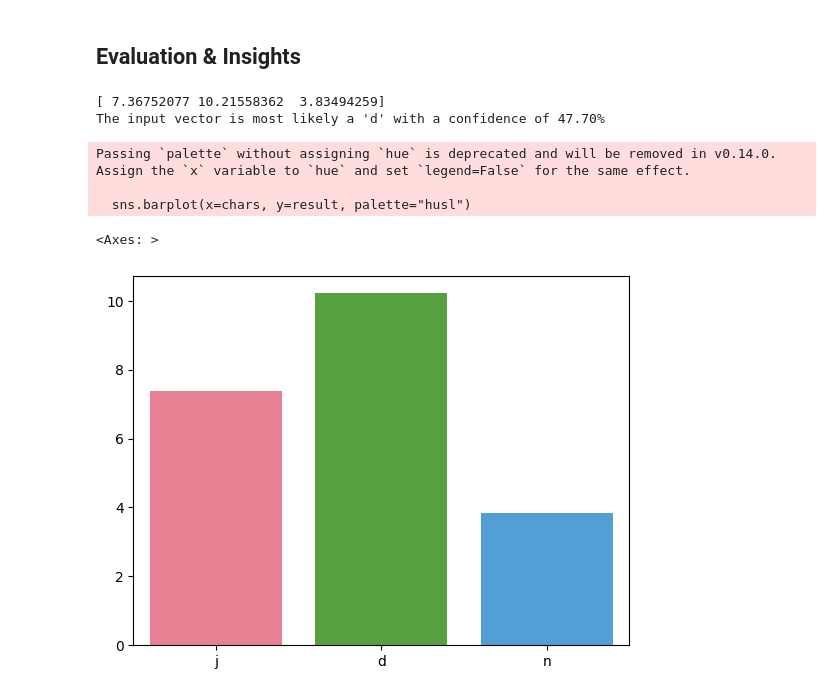
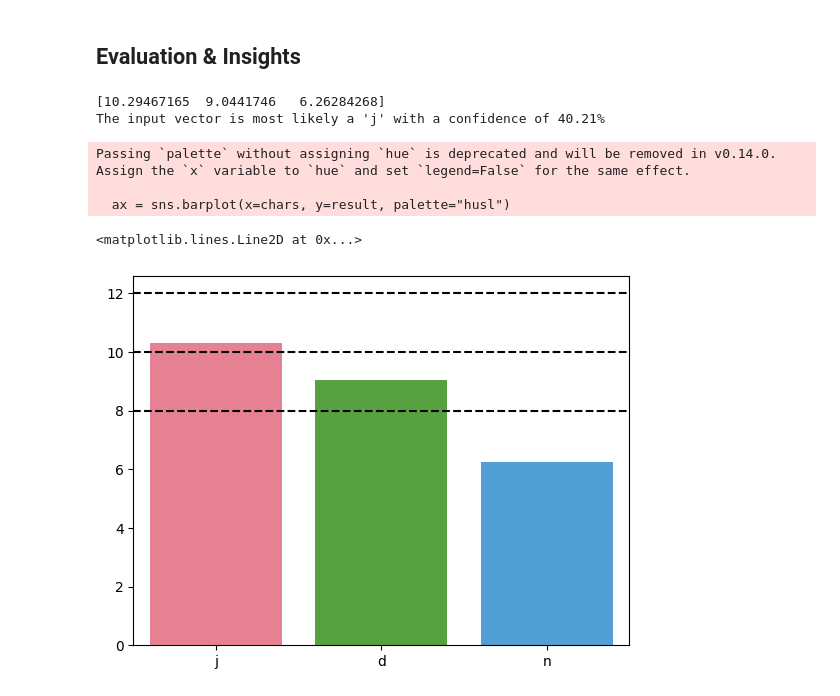
Before and after one commit to Jaden505/UNI-assignments, a Jupyter notebook: SkillsForAI/optical_character_recognition.ipynb, the cells around one changed output. Cells and saved outputs as stored; diff of their text form; code cells hidden in the pictures.

```diff
--- a/SkillsForAI/optical_character_recognition.ipynb
+++ b/SkillsForAI/optical_character_recognition.ipynb
@@ -45,14 +46,18 @@ def make_noisy(character, noise_level=0.2, max_value=1) -> list[int]:
 
     assert len(noisy_character) == 25
     return noisy_character
+
+def make_dropout(vector, drop_prob=0.1):
+    return [v if random.random() > drop_prob else 0 for v in vector]
 # %%
 noise_level = 0.4
 blur_level = 0.4
+drop_prob = 0.2
 chars = ['j', 'd', 'n']
 
-j_perfect = [1.5,1.5,1.5,1.5,1.5,-0.5,-0.5,-0.5,-0.5,1.5,-0.5,-0.5,-0.5,-0.5,1.5,1.5,-0.5,-0.5,-0.5,1.5,-0.5,1.5,1.5,1.5,1.5]
-d_perfect = [1.5,1.5,1.5,1.5,-0.5,1.5,-0.5,-0.5,-0.5,1.5,1.5,-0.5,-0.5,-0.5,1.5,1.5,-0.5,-0.5,-0.5,1.5,1.5,1.5,1.5,1.5,-0.5]
-n_perfect = [1.5,-0.5,-0.5,-0.5,1.5,1.5,1.5,-0.5,-0.5,1.5,1.5,-0.5,1.5,-0.5,1.5,1.5,-0.5,-0.5,1.5,1.5,1.5,-0.5,-0.5,-0.5,1.5]
+j_perfect = [1,1,1,1,1,-0.1,-0.1,-0.1,-0.1,1,-0.1,-0.1,-0.1,-0.1,1,1,-0.1,-0.1,-0.1,1,-0.1,1,1,1,1]
+d_perfect = [1,1,1,1,-0.1,1,-0.1,-0.1,-0.1,1,1,-0.1,-0.1,-0.1,1,1,-0.1,-0.1,-0.1,1,1,1,1,1,-0.1]
+n_perfect = [1,-0.1,-0.1,-0.1,1,1,1,-0.1,-0.1,1,1,-0.1,1,-0.1,1,1,-0.1,-0.1,1,1,1,-0.1,-0.1,-0.1,1]
 
 assert len(j_perfect) == 25
 assert len(d_perfect) == 25
@@ -62,10 +67,10 @@ char_vectors = pd.DataFrame(columns=['character', 'type', 'vector'])
 
 for c in chars:
     char_vectors.loc[len(char_vectors)] = [c, f'{c}perfect', eval(f"{c}_perfect")]
-    blurred = make_blurred(eval(f"{c}_perfect"), blur_level=blur_level, min_value=-0.5)
+    blurred = make_blurred(eval(f"{c}_perfect"), blur_level=blur_level, min_value=-0.1)
     char_vectors.loc[len(char_vectors)] = [c, f'{c}blurred', blurred]
-    char_vectors.loc[len(char_vectors)] = [c, f'{c}noisy', make_noisy(eval(f"{c}_perfect"), noise_level=noise_level, max_value=1.5)]
-    char_vectors.loc[len(char_vectors)] = [c, f'{c}distorted', make_noisy(blurred, noise_level=noise_level, max_value=1.5)]
+    char_vectors.loc[len(char_vectors)] = [c, f'{c}noisy', make_noisy(eval(f"{c}_perfect"), noise_level=noise_level)]
+    char_vectors.loc[len(char_vectors)] = [c, f'{c}dropout', make_dropout(eval(f"{c}_perfect"), drop_prob=drop_prob)]
 
 visualise_character(j_perfect)
 visualise_character(d_perfect)
@@ -140,17 +145,20 @@ NN1.resize((3, 25))
 ## Evaluation & Insights
 # %%
 # Multiply NN1 with the input vector
-input_vector = make_noisy(make_blurred(d_perfect, blur_level=0.39), noise_level=0.34)
+input_vector = make_noisy(make_blurred(j_perfect, blur_level=0.2), noise_level=0.34)
 result = NN1 @ input_vector
 print(result)
 print(f"The input vector is most likely a '{chars[np.argmax(result)]}' with a confidence of {max(result)/sum(result)*100:.2f}%")
 
-sns.barplot(x=chars, y=result, palette="husl")
+ax = sns.barplot(x=chars, y=result, palette="husl")
+ax.axhline(y=8, color="black", linestyle="--")
+ax.axhline(y=10, color="black", linestyle="--")
+ax.axhline(y=12, color="black", linestyle="--")
 # %% [output]
-[ 7.36752077 10.21558362  3.83494259]
-The input vector is most likely a 'd' with a confidence of 47.70%
+[10.29467165  9.0441746   6.26284268]
+The input vector is most likely a 'j' with a confidence of 40.21%
 Passing `palette` without assigning `hue` is deprecated and will be removed in v0.14.0. Assign the `x` variable to `hue` and set `legend=False` for the same effect.
 
-  sns.barplot(x=chars, y=result, palette="husl")
+  ax = sns.barplot(x=chars, y=result, palette="husl")
-<Axes: >
+<matplotlib.lines.Line2D at 0x...>
-[figure, old version]
+[figure, new version]
```
Also changed, not shown: parts of 8 cells of this notebook.
